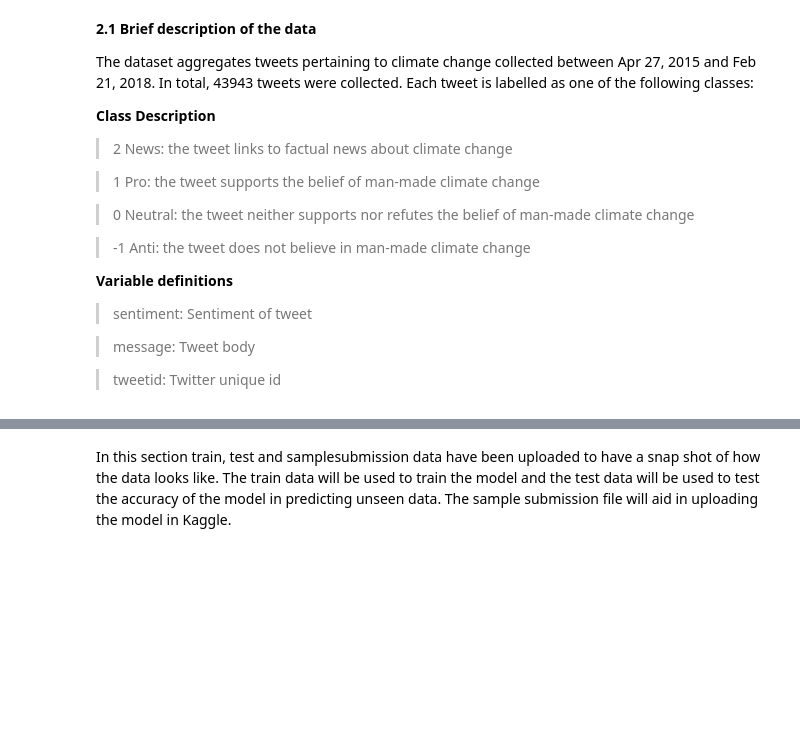
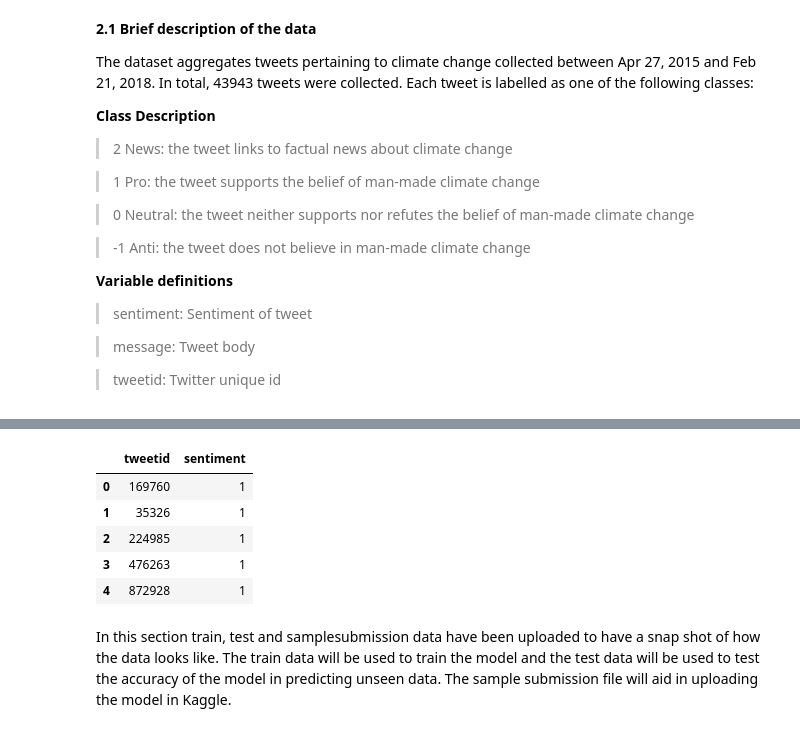
Before and after one commit to Ashafa1905/Team_JM1_Climate-Change-Belief-Analysis-2022, a Jupyter notebook: edsa-climate-change-belief-analysis-2022/Notebook.ipynb, the cells around one changed output, grey strips where cells are left out. Cells and saved outputs as stored; diff of their text form; code cells hidden in the pictures; blank space fills up the shorter version.

```diff
--- a/edsa-climate-change-belief-analysis-2022/Notebook.ipynb
+++ b/edsa-climate-change-belief-analysis-2022/Notebook.ipynb
@@ -182,6 +188,13 @@ df_test.head()
 # %%
 # Preview train dataset
-sample_submission.head()
+samplesubmission.head()
+# %% [output]
+|  | tweetid | sentiment |
+| 0 | 169760 | 1 |
+| 1 | 35326 | 1 |
+| 2 | 224985 | 1 |
+| 3 | 476263 | 1 |
+| 4 | 872928 | 1 |
 # %% [markdown]
 In this section train, test and samplesubmission data have been uploaded to have a snap shot of how the data looks like. The train data will be used to train the model and the test data will be used to test the accuracy of the model in predicting unseen data. The sample submission file will aid in uploading the model in Kaggle.
 # %% [markdown]
```
Also changed, not shown: parts of 17 cells of this notebook.
